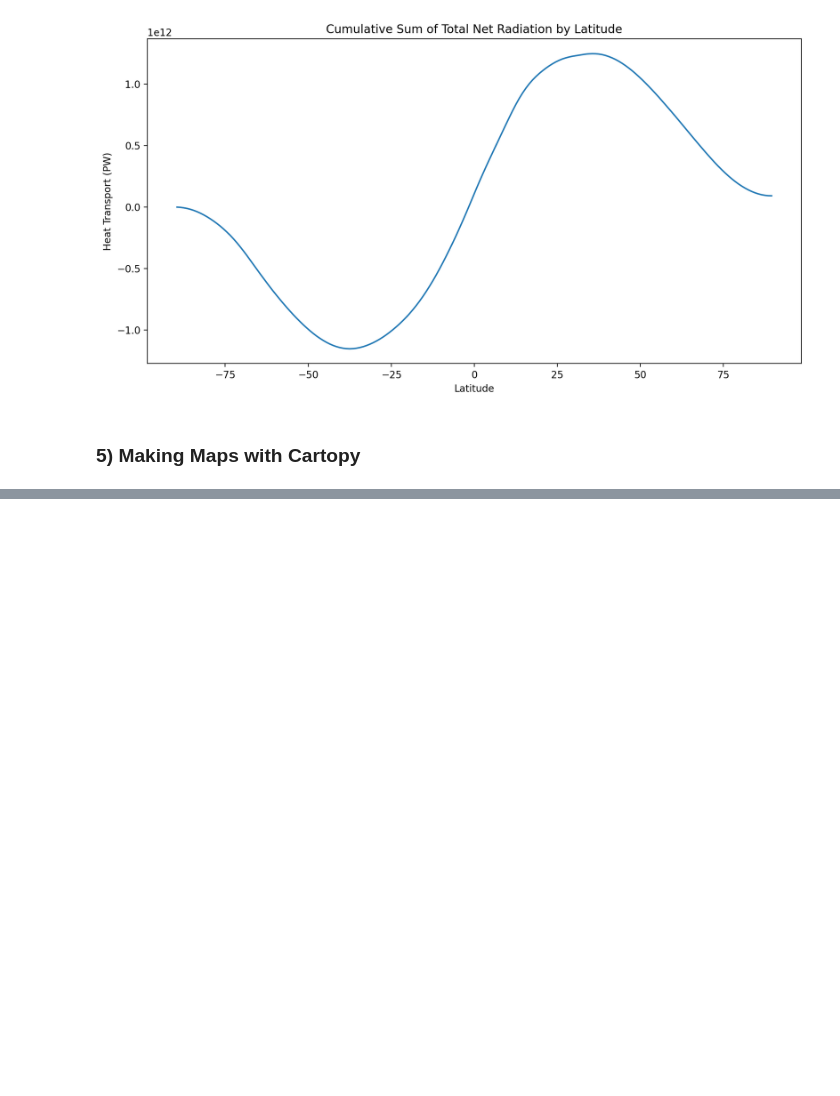
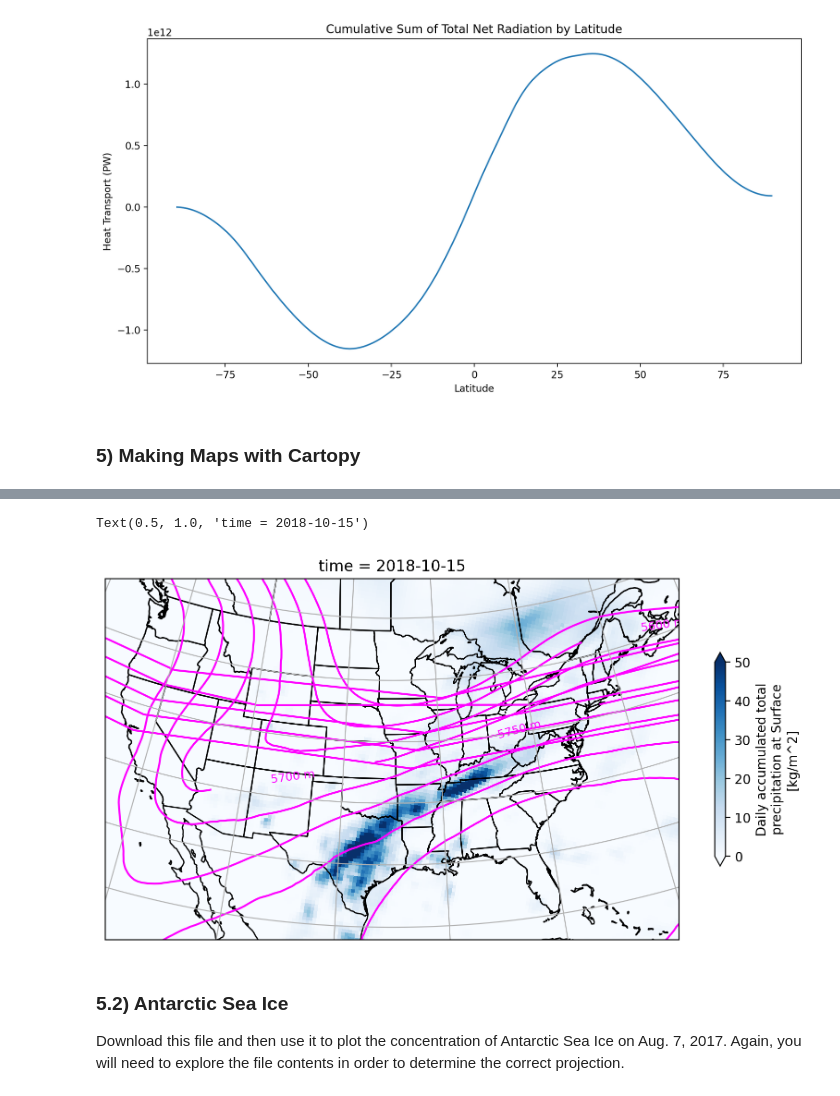
Before and after one commit to hiXiaoMa/assignments, a Jupyter notebook: assignment_10.ipynb, the cells around one changed output, grey strips where cells are left out. Cells and saved outputs as stored; diff of their text form; code cells hidden in the pictures; blank space fills up the shorter version.

```diff
--- a/assignment_10.ipynb
+++ b/assignment_10.ipynb
@@ -301,0 +308,3 @@ Text(0, 0.5, 'Heat Transport (PW)')
+# %%
+url = "https://www.esrl.noaa.gov/psd/thredds/dodsC/Datasets/NARR/Dailies/pressure/hgt.201810.nc"
+ds = xr.open_dataset(url, engine="netcdf4")
@@ -301,0 +331,3 @@ Text(0, 0.5, 'Heat Transport (PW)')
+# %%
+url= "https://www.esrl.noaa.gov/psd/thredds/dodsC/Datasets/NARR/Dailies/monolevel/apcp.2018.nc"
+ds_p = xr.open_dataset(url)
@@ -301,0 +354,36 @@ Text(0, 0.5, 'Heat Transport (PW)')
+# %%
+p = ds_p['apcp'].sel(time='2018-10-15')
+z = ds['hgt'].sel(time='2018-10-15', level=500)
+# %%
+plt.figure(figsize=(10,6))
+ax = plt.axes(projection=ccrs.LambertConformal(central_longitude=-95, central_latitude=35))
+
+# precipitation
+cs1 = ax.pcolormesh(ds_p.lon, ds_p.lat, p,
+                    cmap='Blues',
+                    shading='auto',
+                    vmin=0, vmax=50,
+                    transform=ccrs.PlateCarree())
+cbar = plt.colorbar(cs1, ax=ax, shrink=0.5,extend='both')
+cbar.set_label('Daily accumulated total\nprecipitation at Surface\n[kg/m^2]',fontsize=10 )
+
+# 500 mb height contours
+cs2 = ax.contour(ds.lon, ds.lat, z,
+                 levels=range(5550, 6000, 50),
+                 colors='magenta',
+                 transform=ccrs.PlateCarree())
+
+ax.clabel(cs2, inline=True, fontsize=9, fmt='%d m')
+
+ax.coastlines()
+ax.add_feature(cartopy.feature.STATES, edgecolor='k')
+ax.gridlines()
+ax.set_extent([-120, -70, 24, 51], crs=ccrs.PlateCarree())
+
+ax.set_title('time = 2018-10-15')
+# %% [output]
+Text(0.5, 1.0, 'time = 2018-10-15')
+[figure, added]
+# %% [markdown]
+### 5.2) Antarctic Sea Ice
+Download this file and then use it to plot the concentration of Antarctic Sea Ice on Aug. 7, 2017. Again, you will need to explore the file contents in order to determine the correct projection.
```
Also changed, not shown: parts of 21 cells of this notebook.
